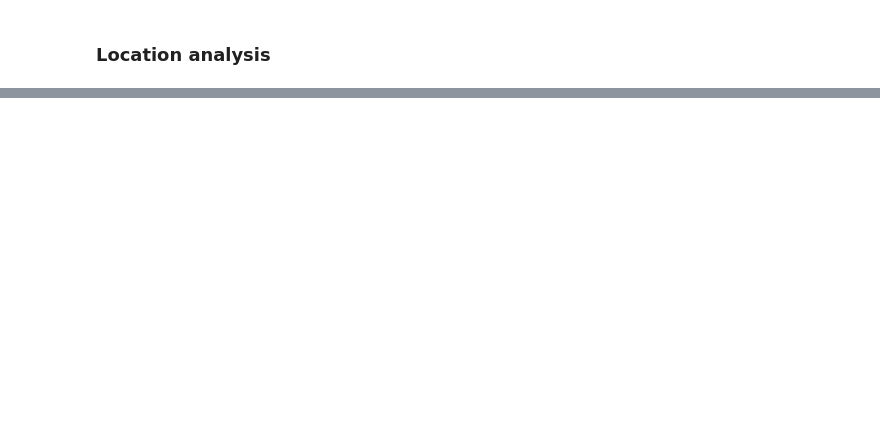
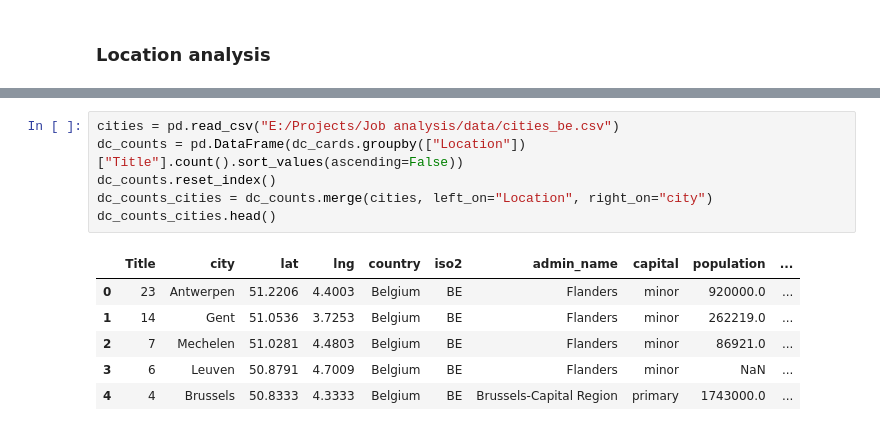
Before and after one commit to MaartenVandenhof-r0613805/Job-analysis, a Jupyter notebook: notebooks/linkedin-data-science-job-analysis-belgium.ipynb, the cells around one changed output, grey strips where cells are left out. Cells and saved outputs as stored; diff of their text form; blank space fills up the shorter version.

```diff
--- a/notebooks/linkedin-data-science-job-analysis-belgium.ipynb
+++ b/notebooks/linkedin-data-science-job-analysis-belgium.ipynb
@@ -82,0 +172,13 @@ da_cards.groupby(["Location"])["Title"].count().sort_values(ascending=False).plo
+# %%
+cities = pd.read_csv("E:/Projects/Job analysis/data/cities_be.csv")
+dc_counts = pd.DataFrame(dc_cards.groupby(["Location"])["Title"].count().sort_values(ascending=False))
+dc_counts.reset_index()
+dc_counts_cities = dc_counts.merge(cities, left_on="Location", right_on="city")
+dc_counts_cities.head()
+# %% [output]
+|  | Title | city | lat | lng | country | iso2 | admin_name | capital | population | ... |
+| 0 | 23 | Antwerpen | 51.2206 | 4.4003 | Belgium | BE | Flanders | minor | 920000.0 | ... |
+| 1 | 14 | Gent | 51.0536 | 3.7253 | Belgium | BE | Flanders | minor | 262219.0 | ... |
+| 2 | 7 | Mechelen | 51.0281 | 4.4803 | Belgium | BE | Flanders | minor | 86921.0 | ... |
+| 3 | 6 | Leuven | 50.8791 | 4.7009 | Belgium | BE | Flanders | minor | NaN | ... |
+| 4 | 4 | Brussels | 50.8333 | 4.3333 | Belgium | BE | Brussels-Capital Region | primary | 1743000.0 | ... |
```
Also changed, not shown: parts of 18 cells of this notebook.
